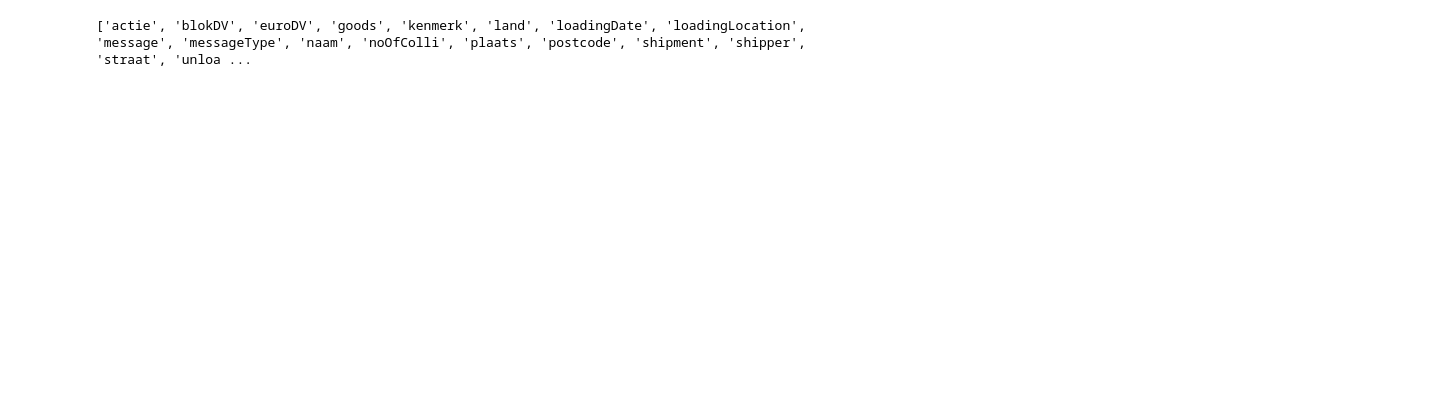
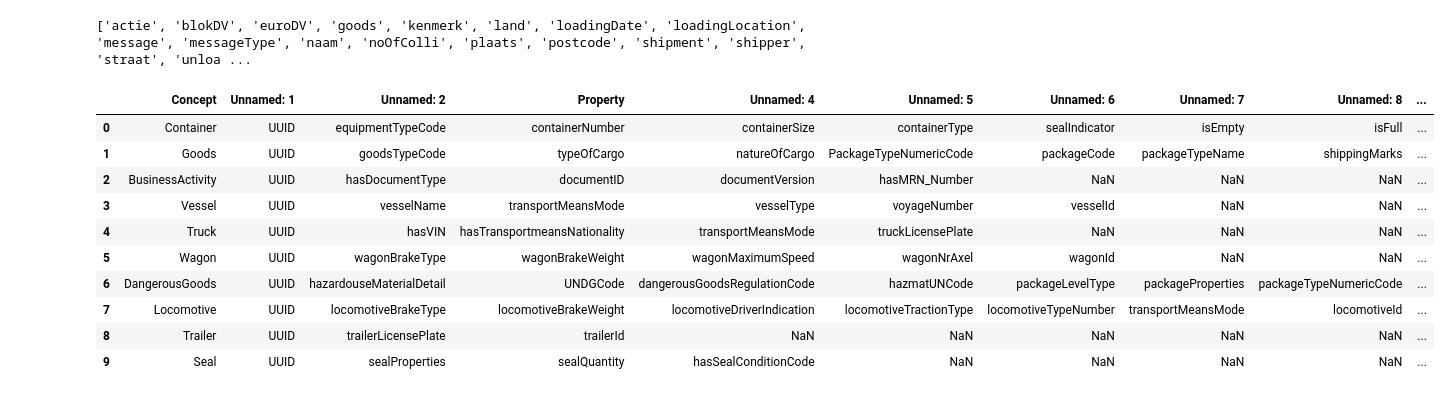
Before and after one commit to aukehofman97/LLMxSimple, a Jupyter notebook: jsontograph.ipynb, the cells around one changed output. Drawn from its saved outputs; the diff is of its cells as text; code cells hidden in the pictures; blank space fills up the shorter version.

```diff
--- a/jsontograph.ipynb
+++ b/jsontograph.ipynb
@@ -602,3 +603,27 @@ normalized_labels_list = sorted(normalized_labels)
 print(normalized_labels_list)
 # %% [output]
 ['actie', 'blokDV', 'euroDV', 'goods', 'kenmerk', 'land', 'loadingDate', 'loadingLocation', 'message', 'messageType', 'naam', 'noOfColli', 'plaats', 'postcode', 'shipment', 'shipper', 'straat', 'unloa ...
+# %%
+def read_csv_file(filename):
+    """Reads a CSV file separated by ';' and returns a Pandas DataFrame."""
+    try:
+        df = pd.read_csv(filename, sep=';', engine='python')  # Explicitly set separator
+        return df
+    except FileNotFoundError:
+        print(f"Error: The file '{filename}' was not found.")
+        return None
+
+outputNodes = read_csv_file('outputNodes.csv')
+outputNodes.head(10)
+# %% [output]
+|  | Concept | Unnamed: 1 | Unnamed: 2 | Property | Unnamed: 4 | Unnamed: 5 | Unnamed: 6 | Unnamed: 7 | Unnamed: 8 | ... |
+| 0 | Container | UUID | equipmentTypeCode | containerNumber | containerSize | containerType | sealIndicator | isEmpty | isFull | ... |
+| 1 | Goods | UUID | goodsTypeCode | typeOfCargo | natureOfCargo | PackageTypeNumericCode | packageCode | packageTypeName | shippingMarks | ... |
+| 2 | BusinessActivity | UUID | hasDocumentType | documentID | documentVersion | hasMRN_Number | NaN | NaN | NaN | ... |
+| 3 | Vessel | UUID | vesselName | transportMeansMode | vesselType | voyageNumber | vesselId | NaN | NaN | ... |
+| 4 | Truck | UUID | hasVIN | hasTransportmeansNationality | transportMeansMode | truckLicensePlate | NaN | NaN | NaN | ... |
+| 5 | Wagon | UUID | wagonBrakeType | wagonBrakeWeight | wagonMaximumSpeed | wagonNrAxel | wagonId | NaN | NaN | ... |
+| 6 | DangerousGoods | UUID | hazardouseMaterialDetail | UNDGCode | dangerousGoodsRegulationCode | hazmatUNCode | packageLevelType | packageProperties | packageTypeNumericCode | ... |
+| 7 | Locomotive | UUID | locomotiveBrakeType | locomotiveBrakeWeight | locomotiveDriverIndication | locomotiveTractionType | locomotiveTypeNumber | transportMeansMode | locomotiveId | ... |
+| 8 | Trailer | UUID | trailerLicensePlate | trailerId | NaN | NaN | NaN | NaN | NaN | ... |
+| 9 | Seal | UUID | sealProperties | sealQuantity | hasSealConditionCode | NaN | NaN | NaN | NaN | ... |
```
Also changed, not shown: parts of 1 cell of this notebook, 3 other files.
